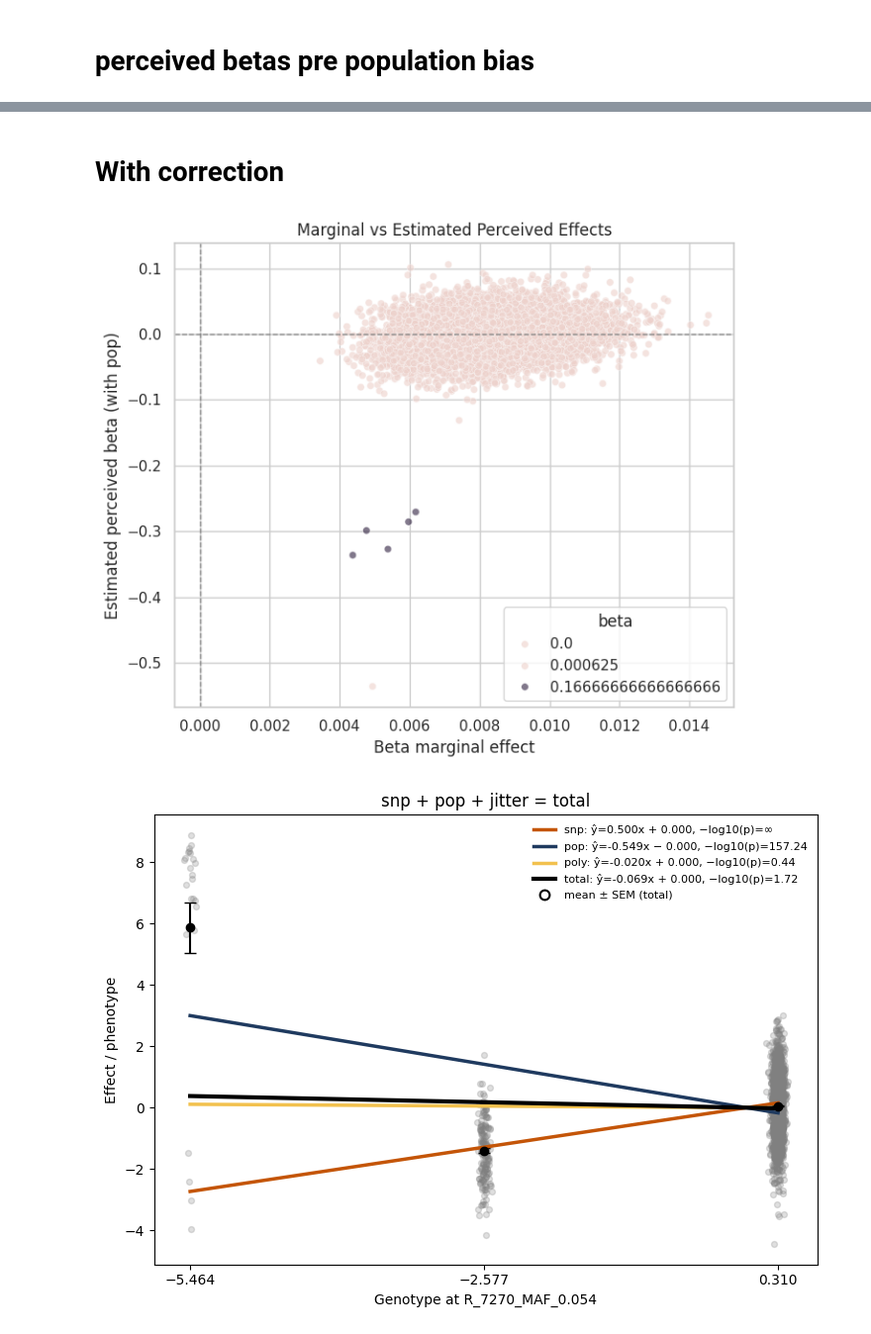
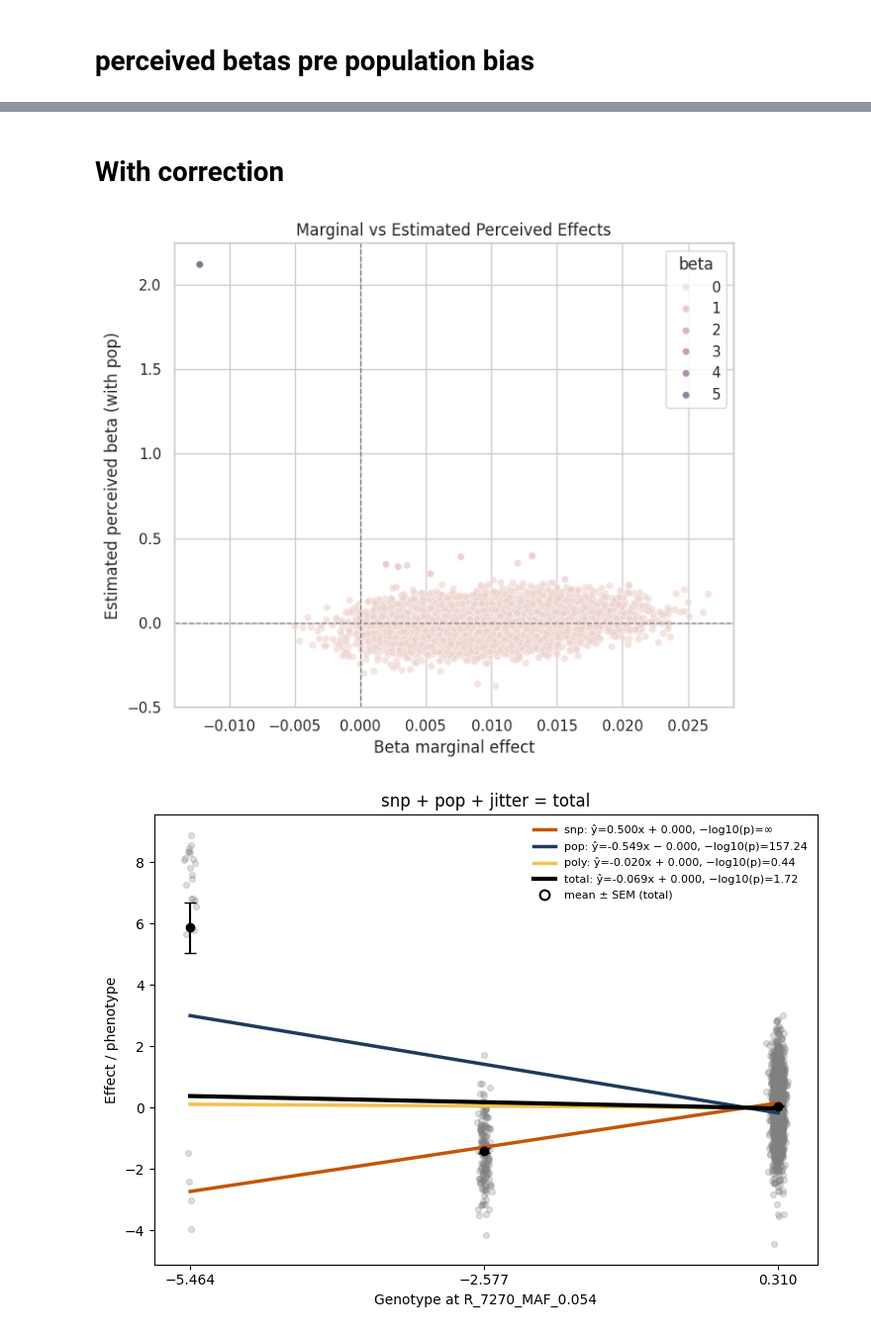
Before and after one commit to mat2m10/chasm, a Jupyter notebook: notebooks/coalescence_simulation_notebooks/proof_of_concept_DEPRECATED.ipynb, the cells around one changed output, grey strips where cells are left out. Shown at 99% size. Cells and saved outputs as stored; diff of their text form; code cells hidden in the pictures.

```diff
--- a/notebooks/coalescence_simulation_notebooks/proof_of_concept.ipynb
+++ b/notebooks/coalescence_simulation_notebooks/proof_of_concept_DEPRECATED.ipynb
@@ -280,2 +274,2 @@ plt.show()
-# %% [markdown]
-# With correction
+# %% [markdown]
+# With correction
@@ -282,3 +299,8 @@ plt.show()
+# %%
+snp_beta_corr = pd.DataFrame({
+    "index": snp_cors,
+    "beta": beta_cors,
+})
 # %%
 geno_corr = raw_geno - ((ps - (1-ps))+1)/2
 # %%
@@ -293,8 +315,8 @@ for snp in geno.columns:
     perceived_beta.append(slope)
     neglops.append(neglogp)
 
-snps_betas['perceived_beta_pre_pop_corr'] = perceived_beta
-snps_betas['neglogp_pre_pop_corr'] = neglops
+snp_beta_corr['perceived_beta_pre_pop_corr'] = perceived_beta
+snp_beta_corr['neglogp_pre_pop_corr'] = neglops
 
 
 perceived_beta = []
@@ -304,42 +326,42 @@ for snp in geno.columns:
     perceived_beta.append(slope)
     neglops.append(neglogp)
 
-snps_betas['perceived_beta_total_corr'] = perceived_beta
-snps_betas['neglogp_total_corr'] = neglops
+snp_beta_corr['perceived_beta_total_corr'] = perceived_beta
+snp_beta_corr['neglogp_total_corr'] = neglops
 
-snps_betas['marginal_effect_corr'] = snps_betas["beta"] - snps_betas['perceived_beta_pre_pop_corr']
+snp_beta_corr['marginal_effect_corr'] = snp_beta_corr["beta"] - snp_beta_corr['perceived_beta_pre_pop_corr']
 # %%
 snps_pcs = get_n_pcs(geno_corr.T, 25)
 # %%
 esti_marg_effects=[]
 for snp in snps_betas["index"]:
-    esti_marg_effects.append(estimate_marginal_effect(snps_pcs, snps_betas, "perceived_beta_total_corr", snp))
+    esti_marg_effects.append(estimate_marginal_effect(snps_pcs, snp_beta_corr, "perceived_beta_total_corr", snp))
 # %%
-snps_betas['esti_marginal_corr'] = esti_marg_effects
+snp_beta_corr['esti_marginal_corr'] = esti_marg_effects
 # %%
 sns.set(style="whitegrid")
 
 plt.figure(figsize=(7, 6))
 sns.scatterplot(
-    data=snps_betas,
+    data=snp_beta_corr,
     x="esti_marginal_corr",
     y="marginal_effect_corr",
     hue="beta",
     alpha=0.6,
     s=30
 )
 
 plt.axhline(0, color="grey", linestyle="--", linewidth=1)
 plt.axvline(0, color="grey", linestyle="--", linewidth=1)
 
 plt.xlabel("Beta marginal effect")
 plt.ylabel("Estimated perceived beta (with pop)")
 plt.title("Marginal vs Estimated Perceived Effects")
 
 plt.tight_layout()
 plt.show()
 # %% [output]
-[figure, old version]
+[figure, new version]
 # %%
 params = plot_components_vs_snp(geno, chosen_snp, effects)
 # %% [output]
```
Also changed, not shown: parts of 13 cells of this notebook, 12 other files.
